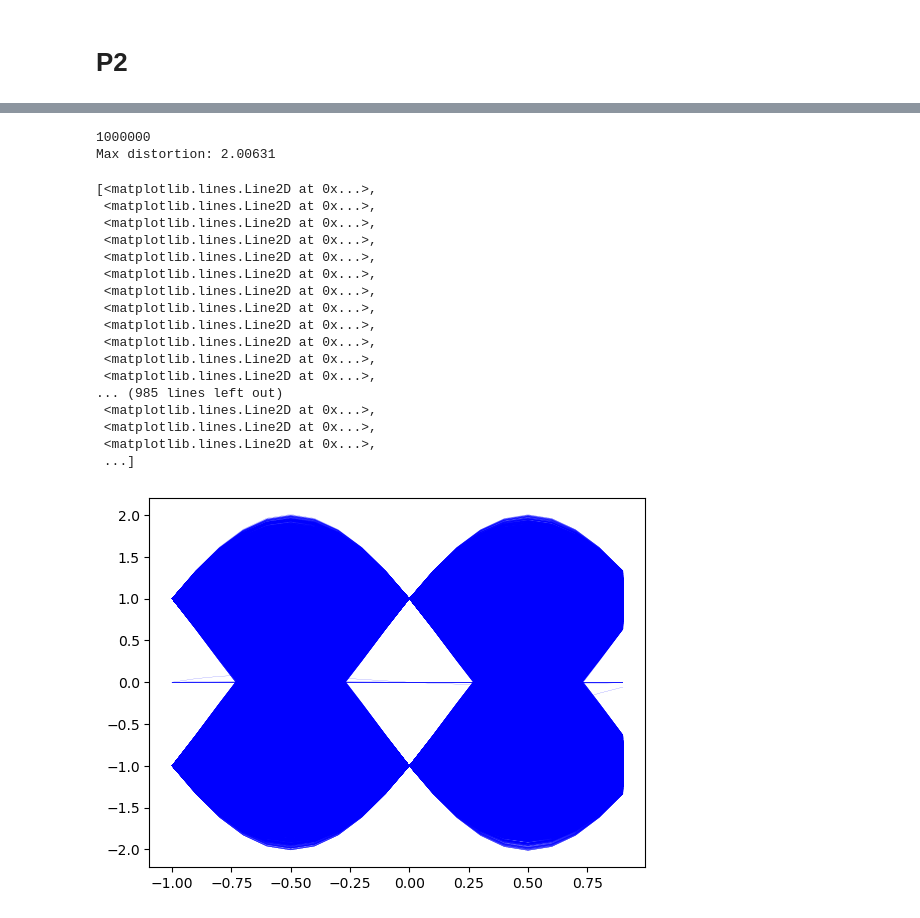
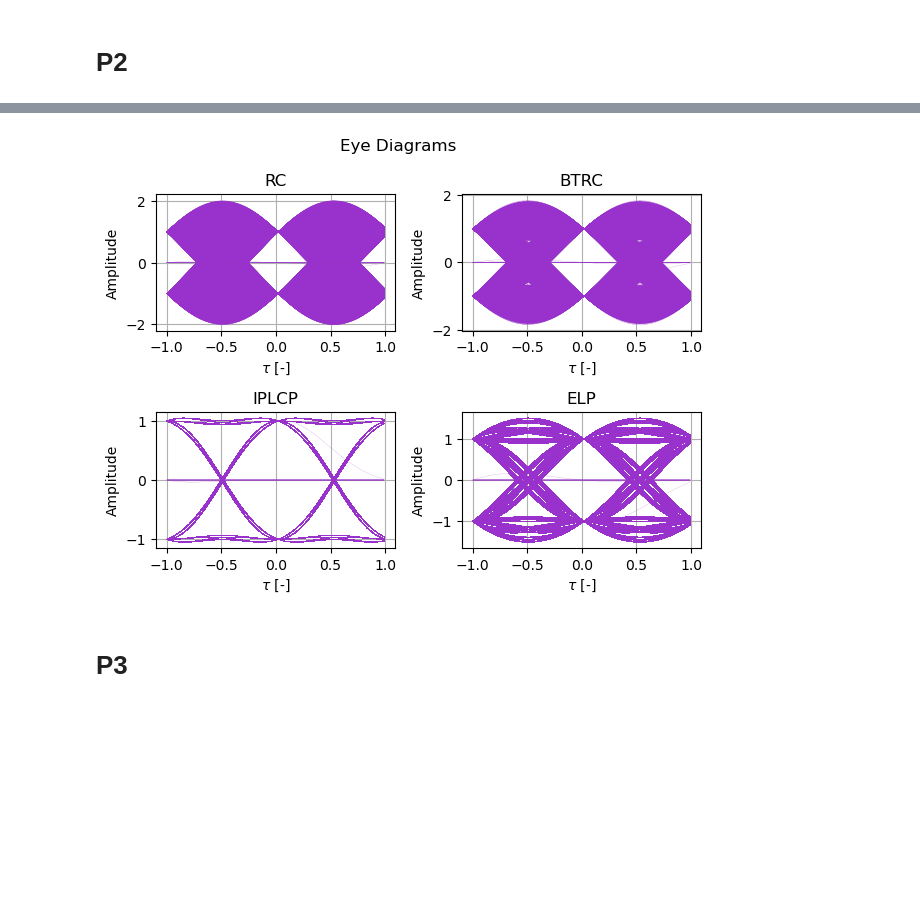
Before and after one commit to DiegoSanzB/EL7041_Project_1, a Jupyter notebook: plot.ipynb, the cells around one changed output, grey strips where cells are left out. Drawn from its saved outputs; the diff is of its cells as text; code cells hidden in the pictures; blank space fills up the shorter version.

Commit message:
Added eye plot, starteed latex tables

```diff
--- a/plot.ipynb
+++ b/plot.ipynb
@@ -2,11 +2,17 @@
 import matplotlib.pyplot as plt
 import numpy as np
 import pandas as pd
+import warnings
 import re
 # params
 SAVEDIR = 'plots/'
-FS = 10
+FS = 20
 N_SAMPLES = 1e5
+PULSES = ["RC", "BTRC", "IPLCP", "ELP"]
+#
+%matplotlib inline
+#
+warnings.simplefilter(action='ignore', category=FutureWarning)
 # %% [markdown]
 # P1
 # %% [markdown]
@@ -32,7 +38,7 @@ axs1.grid()
 #
 axs2.set_title("Time domain pulses, " + r"$\alpha$=0.5")
 axs2.set_xlabel(r"$\tau$ [-]")
-axs2.set_ylabel("Impulse response")
+axs2.set_ylabel("Impulse Response")
 axs2.set_xlim(-6, 6)
 axs2.grid()
 # Time domain plots
@@ -81,7 +87,7 @@ axs1.grid()
 #
 axs2.set_title("Frequency domain pulses, " + r"$\alpha$=0.5")
 axs2.set_xlabel(r"$fT$ [-]")
-axs2.set_ylabel("Frequency response")
+axs2.set_ylabel("Frequency Response")
 axs2.set_xlim(-3, 3)
 axs2.grid()
 # Freq domain plots
@@ -134,32 +139,30 @@ data_eye.tail()
 # %%
-data_eye_RC = data_eye["RC_alpha_0.220000"]
-# For some reason, the first 600 values are 0 , remove them
-data_e = data_eye_RC[6*FS*FS:].to_numpy()
-print(len(data_e))
-print(f"Max distortion: {data_e.max()}")
-x = np.linspace(-1, 0.9, 2*FS)
-
-
-data_e_reshape = data_e.reshape((int(len(data_e)/(2*FS)) , 2*FS))
-plt.plot(x, data_e_reshape.T, linewidth=.1, color='blue')
+# Get data titles as a list
+titles = data_eye.columns.tolist()
+fig3, axs3 = plt.subplots(2,2)
+# Iterate through the data
+for ax in axs3.flat:
+    # Get the title
+    title = titles.pop(0)
+    # Get the data
+    data = data_eye[title]
+    # Get the name
+    pulse_name = re.split("_", title)
+    # Plot the data
+    # For some reason, the first 600 values are 0 , remove them
+    data_e = data[6*FS*FS:].to_numpy()
+    x = np.linspace(-1, 0.99, 2*FS)
+    data_e_reshape = data_e.reshape((int(len(data_e)/(2*FS)) , 2*FS))
+    ax.plot(x, data_e_reshape.T, linewidth=.1, color="darkorchid");
+    ax.set_title(pulse_name[0])
+    ax.set_xlabel(r"$\tau$ [-]")
+    ax.set_ylabel("Amplitude")
+    ax.grid()
+fig3.suptitle("Eye Diagrams")
+fig3.tight_layout()
+fig3.savefig(SAVEDIR + "eye_diagram.pdf")
+fig3.savefig(SAVEDIR + "eye_diagram.png", dpi = 300)
 # %% [output]
-1000000
-Max distortion: 2.00631
-[<matplotlib.lines.Line2D at 0x...>,
- <matplotlib.lines.Line2D at 0x...>,
- <matplotlib.lines.Line2D at 0x...>,
- <matplotlib.lines.Line2D at 0x...>,
- <matplotlib.lines.Line2D at 0x...>,
- <matplotlib.lines.Line2D at 0x...>,
- <matplotlib.lines.Line2D at 0x...>,
- <matplotlib.lines.Line2D at 0x...>,
- <matplotlib.lines.Line2D at 0x...>,
- <matplotlib.lines.Line2D at 0x...>,
- <matplotlib.lines.Line2D at 0x...>,
- <matplotlib.lines.Line2D at 0x...>,
-... (985 lines left out)
- <matplotlib.lines.Line2D at 0x...>,
- <matplotlib.lines.Line2D at 0x...>,
- <matplotlib.lines.Line2D at 0x...>,
- ...]
-[figure, old version]
+[figure, new version]
+# %% [markdown]
+# P3
```
Also changed, not shown: parts of 10 cells of this notebook, 14 other files.
